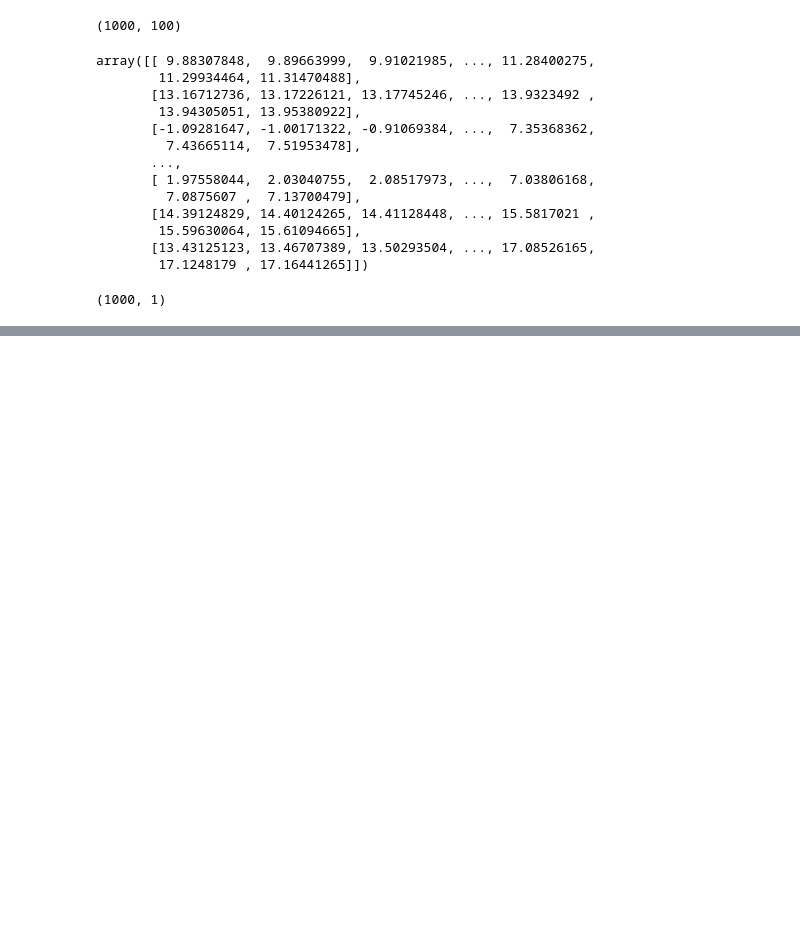
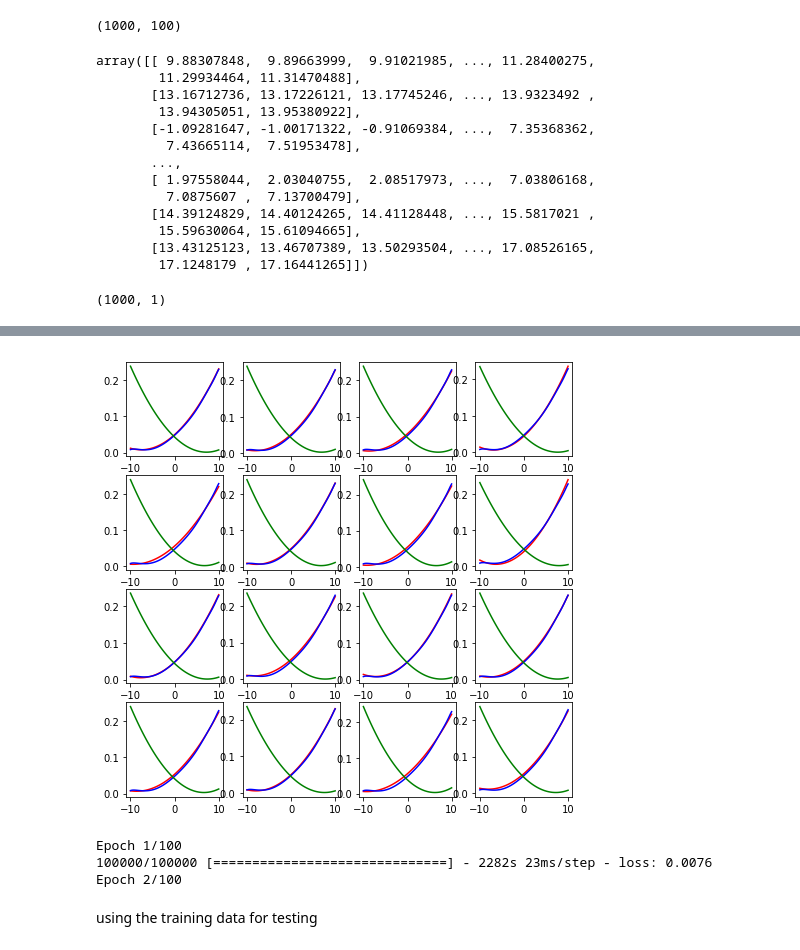
Before and after one commit to shuyuqin/497_MAT_Assignment, a Jupyter notebook: newtry.ipynb, the cells around one changed output, grey strips where cells are left out. Cells and saved outputs as stored; diff of their text form; code cells hidden in the pictures; blank space fills up the shorter version.

```diff
--- a/newtry.ipynb
+++ b/newtry.ipynb
@@ -282,9 +230,9 @@ for i in iList:
             for m in dCode:
                 for n in eBed:
                     auto_test = rnn_auto(LSTM, j, l, m, n, 100)
-                    model1 = auto_test.fit(np.atleast_3d(nor_y1), np.atleast_3d(nor_y2), epochs= 200, batch_size=2000)
-                    if model1.history['loss'][199] < loss:
-                        loss = model1.history['loss'][199]
+                    model1 = auto_test.fit(np.atleast_3d(nor_y1), np.atleast_3d(nor_y2), epochs= 100, batch_size=2000)
+                    if model1.history['loss'][99] < loss:
+                        loss = model1.history['loss'][99]
                         auto_test.save('auto_test')
                         nor_y1_result = auto_test.predict(np.atleast_3d(nor_y1))
                         f_y1 = nor_y1
@@ -363,0 +286,5 @@ AttributeError: 'KerasClassifier' object has no attribute 'summary'
+# %%
+def function_gen(x, a, b, c, d, e, f, z1, z2, z3, z4, z5, z6, z7, z8, z9, z10, z11, z12):
+    y1 = a*(x-z1)**2 + b*(x-z2)**2 + c*(x-z3)**2 + d*(x-z4)**2 + e*(x-z5)**2 + f*(x-z6)**2
+    y2 = a*(x+z7)**2 + b*(x+z8)**2 + c*(x+z9)**2 + d*(x+z10)**2+ e*(x+z11)**2+ f*(x+z12)**2
+    return y1, y2
@@ -363,0 +333,3 @@ AttributeError: 'KerasClassifier' object has no attribute 'summary'
+# %%
+auto_test = create_model()
+model1 = auto_test.fit(np.atleast_3d(nor_y1), np.atleast_3d(nor_y2), epochs= 100, batch_size=2000)
@@ -363,0 +355,25 @@ AttributeError: 'KerasClassifier' object has no attribute 'summary'
+# %%
+auto_test.save('auto_test')
+nor_y1_result = auto_test.predict(np.atleast_3d(nor_y1))
+# %%
+f_y1 = nor_y1
+f_y2 = nor_y2
+f_fit = nor_y1_result
+fig, axs = plt.subplots(4, 4, figsize=(8, 8))
+axs.reshape(-1)
+for i in range (0,4):
+    for j in range(0,4):
+        k = np.random.randint(0, f_y1.shape[0])
+        ax = axs[i,j]
+        ax.plot(x,f_y2[k],'r-')
+        ax.plot(x,f_fit[k],'b-')
+        ax.plot(x,f_y1[k],'g-')
+# %% [output]
+[figure, added]
+# %%
+auto_test1 = create_model()
+model2 = auto_test1.fit(np.atleast_3d(nor_y1), np.atleast_3d(nor_y2), epochs= 100, batch_size=2000)
+# %% [output]
+Epoch 1/100
+100000/100000 [==============================] - 2282s 23ms/step - loss: 0.0076
+Epoch 2/100
@@ -363,0 +384,2 @@ AttributeError: 'KerasClassifier' object has no attribute 'summary'
+# %% [markdown]
+using the training data for testing
```
Also changed, not shown: parts of 38 cells of this notebook.
